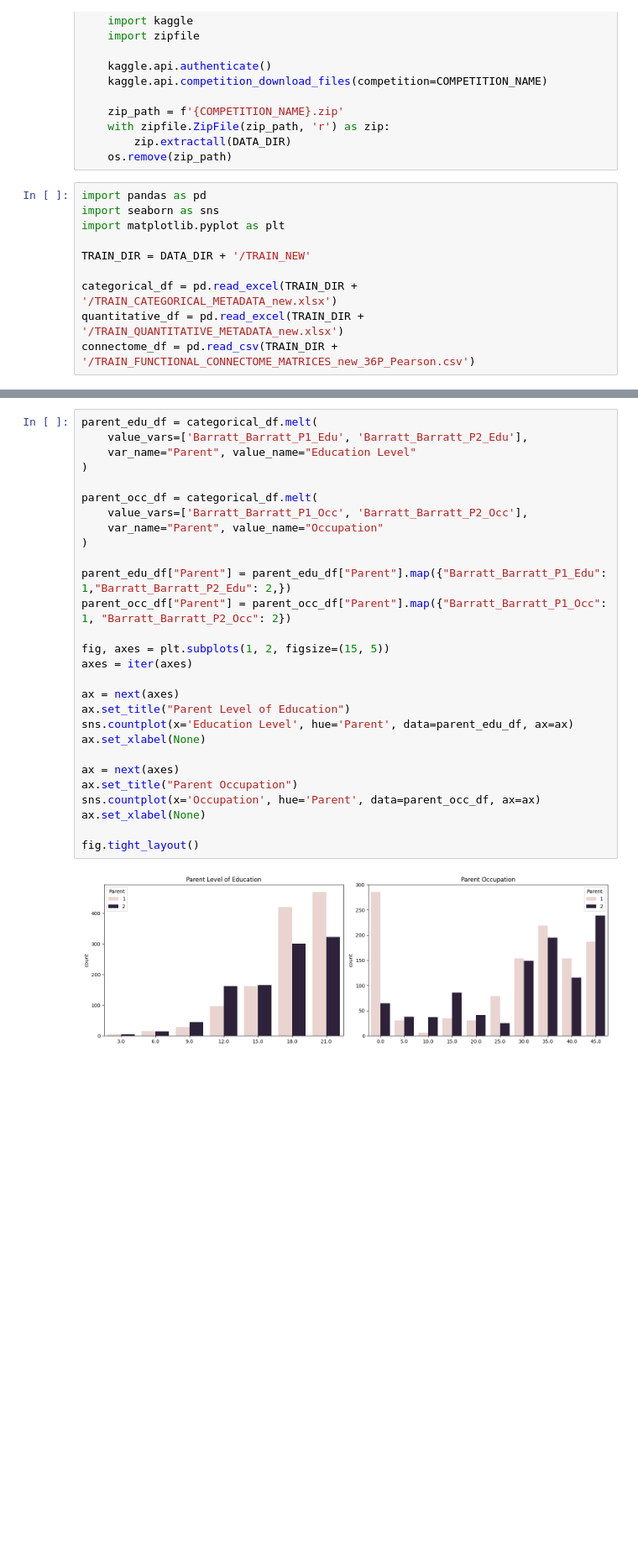
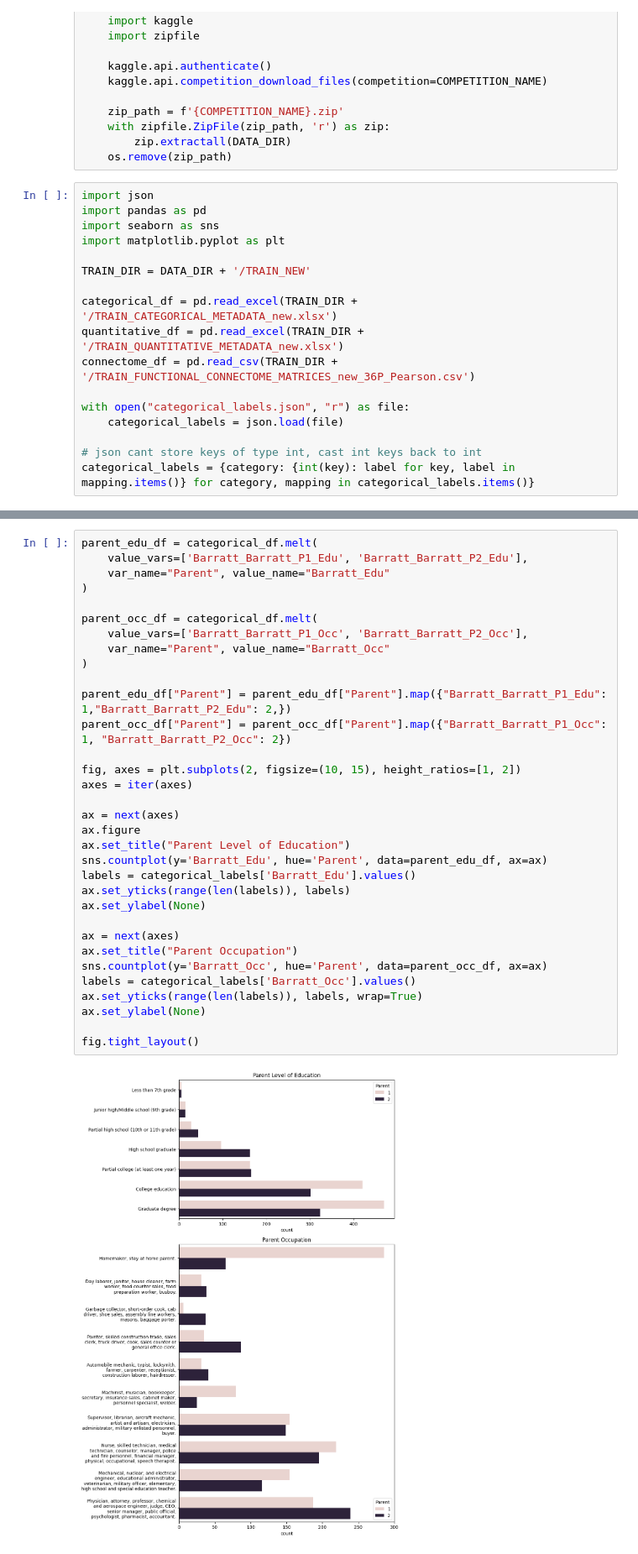
Before and after one commit to wendycarv/adhdDiagnosis, a Jupyter notebook: notebook.ipynb, the cells around one changed output, grey strips where cells are left out. Shown at 84% size. Drawn from its saved outputs; the diff is of its cells as text; blank space fills up the shorter version.

```diff
--- a/notebook.ipynb
+++ b/notebook.ipynb
@@ -34,6 +34,7 @@ if not os.path.isdir(DATA_DIR):
         zip.extractall(DATA_DIR)
     os.remove(zip_path)
 # %%
+import json
 import pandas as pd
 import seaborn as sns
 import matplotlib.pyplot as plt
@@ -43,3 +44,9 @@ TRAIN_DIR = DATA_DIR + '/TRAIN_NEW'
 categorical_df = pd.read_excel(TRAIN_DIR + '/TRAIN_CATEGORICAL_METADATA_new.xlsx')
 quantitative_df = pd.read_excel(TRAIN_DIR + '/TRAIN_QUANTITATIVE_METADATA_new.xlsx')
 connectome_df = pd.read_csv(TRAIN_DIR + '/TRAIN_FUNCTIONAL_CONNECTOME_MATRICES_new_36P_Pearson.csv')
+
+with open("categorical_labels.json", "r") as file:
+    categorical_labels = json.load(file)
+
+# json cant store keys of type int, cast int keys back to int
+categorical_labels = {category: {int(key): label for key, label in mapping.items()} for category, mapping in categorical_labels.items()}
@@ -142,30 +112,35 @@ fig.tight_layout()
 # %%
 parent_edu_df = categorical_df.melt(
     value_vars=['Barratt_Barratt_P1_Edu', 'Barratt_Barratt_P2_Edu'],
-    var_name="Parent", value_name="Education Level"
+    var_name="Parent", value_name="Barratt_Edu"
 )
 
 parent_occ_df = categorical_df.melt(
     value_vars=['Barratt_Barratt_P1_Occ', 'Barratt_Barratt_P2_Occ'],
-    var_name="Parent", value_name="Occupation"
+    var_name="Parent", value_name="Barratt_Occ"
 )
 
 parent_edu_df["Parent"] = parent_edu_df["Parent"].map({"Barratt_Barratt_P1_Edu": 1,"Barratt_Barratt_P2_Edu": 2,})
 parent_occ_df["Parent"] = parent_occ_df["Parent"].map({"Barratt_Barratt_P1_Occ": 1, "Barratt_Barratt_P2_Occ": 2})
 
-fig, axes = plt.subplots(1, 2, figsize=(15, 5))
+fig, axes = plt.subplots(2, figsize=(10, 15), height_ratios=[1, 2])
 axes = iter(axes)
 
 ax = next(axes)
+ax.figure
 ax.set_title("Parent Level of Education")
-sns.countplot(x='Education Level', hue='Parent', data=parent_edu_df, ax=ax)
-ax.set_xlabel(None)
+sns.countplot(y='Barratt_Edu', hue='Parent', data=parent_edu_df, ax=ax)
+labels = categorical_labels['Barratt_Edu'].values()
+ax.set_yticks(range(len(labels)), labels)
+ax.set_ylabel(None)
 
 ax = next(axes)
 ax.set_title("Parent Occupation")
-sns.countplot(x='Occupation', hue='Parent', data=parent_occ_df, ax=ax)
-ax.set_xlabel(None)
+sns.countplot(y='Barratt_Occ', hue='Parent', data=parent_occ_df, ax=ax)
+labels = categorical_labels['Barratt_Occ'].values()
+ax.set_yticks(range(len(labels)), labels, wrap=True)
+ax.set_ylabel(None)
 
 fig.tight_layout()
 # %% [output]
-[figure, old version]
+[figure, new version]
```
Also changed, not shown: parts of 4 cells of this notebook, 1 other file.
